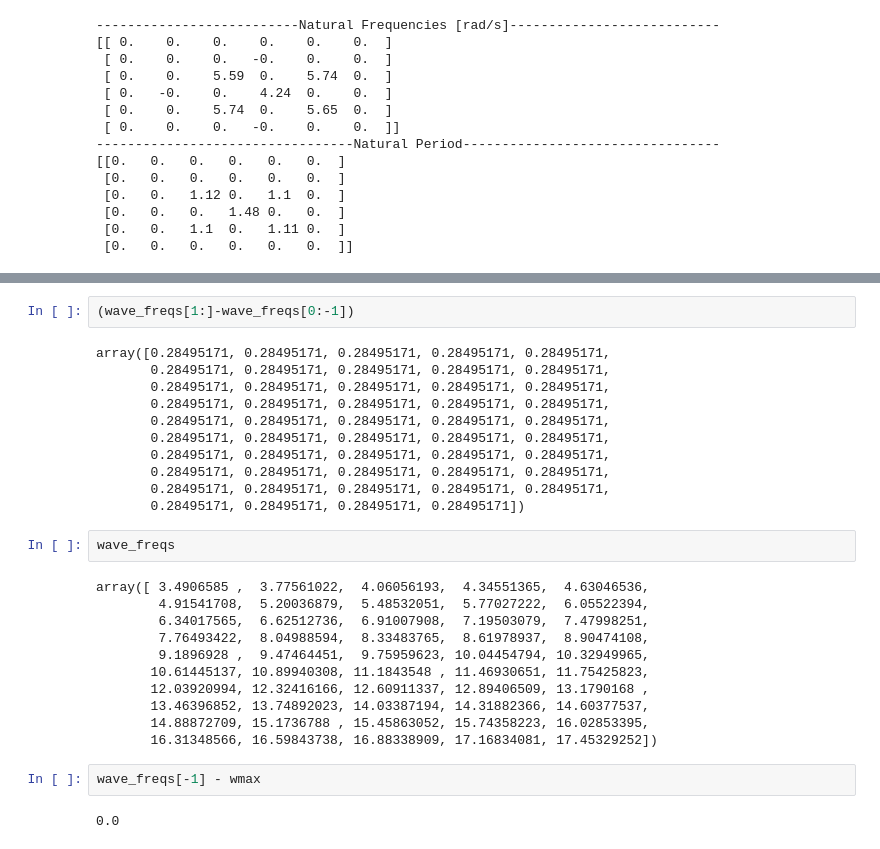
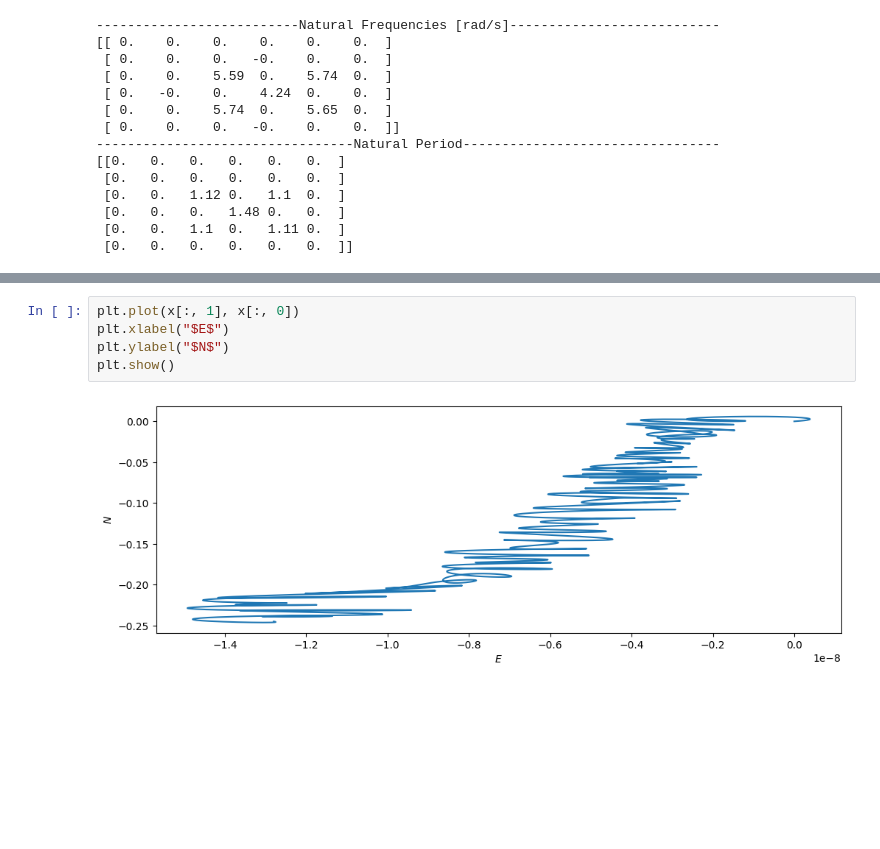
Before and after one commit to janerikhy/Wave-Model, a Jupyter notebook: notebooks/csad_6dof_model.ipynb, the cells around one changed output, grey strips where cells are left out. Saved outputs shown, nothing was run; the diff lists cells and outputs as text; blank space fills up the shorter version.

```diff
--- a/notebooks/csad_6dof_model.ipynb
+++ b/notebooks/csad_6dof_model.ipynb
@@ -206,30 +228,7 @@ print(2*np.pi/waveload._W[np.nonzero(waveload._W)])
-# %%
-(wave_freqs[1:]-wave_freqs[0:-1])
-# %% [output]
-array([0.28495171, 0.28495171, 0.28495171, 0.28495171, 0.28495171,
-       0.28495171, 0.28495171, 0.28495171, 0.28495171, 0.28495171,
-       0.28495171, 0.28495171, 0.28495171, 0.28495171, 0.28495171,
-       0.28495171, 0.28495171, 0.28495171, 0.28495171, 0.28495171,
-       0.28495171, 0.28495171, 0.28495171, 0.28495171, 0.28495171,
-       0.28495171, 0.28495171, 0.28495171, 0.28495171, 0.28495171,
-       0.28495171, 0.28495171, 0.28495171, 0.28495171, 0.28495171,
-       0.28495171, 0.28495171, 0.28495171, 0.28495171, 0.28495171,
-       0.28495171, 0.28495171, 0.28495171, 0.28495171, 0.28495171,
-       0.28495171, 0.28495171, 0.28495171, 0.28495171])
-# %%
-wave_freqs
-# %% [output]
-array([ 3.4906585 ,  3.77561022,  4.06056193,  4.34551365,  4.63046536,
-        4.91541708,  5.20036879,  5.48532051,  5.77027222,  6.05522394,
-        6.34017565,  6.62512736,  6.91007908,  7.19503079,  7.47998251,
-        7.76493422,  8.04988594,  8.33483765,  8.61978937,  8.90474108,
-        9.1896928 ,  9.47464451,  9.75959623, 10.04454794, 10.32949965,
-       10.61445137, 10.89940308, 11.1843548 , 11.46930651, 11.75425823,
-       12.03920994, 12.32416166, 12.60911337, 12.89406509, 13.1790168 ,
-       13.46396852, 13.74892023, 14.03387194, 14.31882366, 14.60377537,
-       14.88872709, 15.1736788 , 15.45863052, 15.74358223, 16.02853395,
-       16.31348566, 16.59843738, 16.88338909, 17.16834081, 17.45329252])
-# %%
-wave_freqs[-1] - wmax
-# %% [output]
-0.0
+# %%
+plt.plot(x[:, 1], x[:, 0])
+plt.xlabel("$E$")
+plt.ylabel("$N$")
+plt.show()
+# %% [output]
+[figure, added]
```
Also changed, not shown: parts of 10 cells of this notebook.
